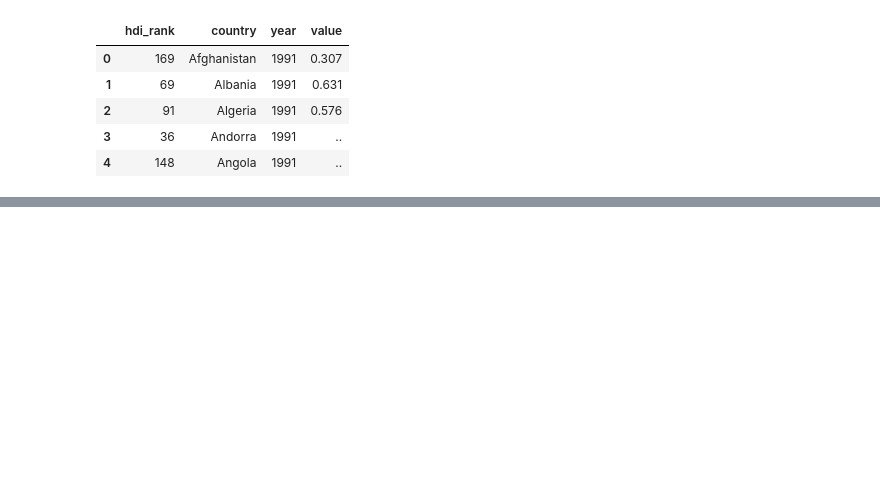
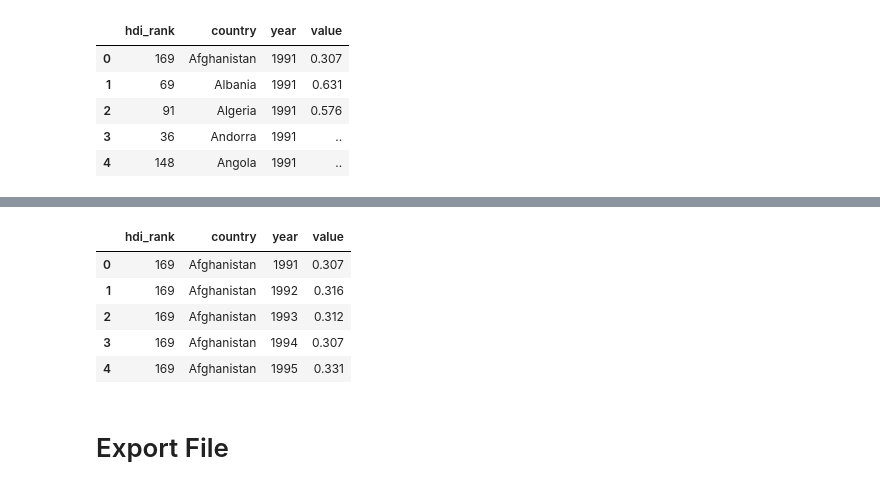
Before and after one commit to InsiyaKanjee/Project-2, a Jupyter notebook: Code/Transform_HDI.ipynb, the cells around one changed output, grey strips where cells are left out. Cells and saved outputs as stored; diff of their text form; code cells hidden in the pictures; blank space fills up the shorter version.

```diff
--- a/Code/Transform_HDI.ipynb
+++ b/Code/Transform_HDI.ipynb
@@ -227,0 +308,6 @@ HDI.head()
+# %%
+#replace the values
+for z in range(len(HDI)):
+    for x in range(len(country_data)):
+        if str(HDI.iloc[z,1])==str(country_data.iloc[x,0]):
+             HDI.iloc[z,1]=country_data.iloc[x,1]
@@ -228,3 +346,15 @@ HDI.head()
+# %%
+HDI=HDI.reset_index(drop=True)
+HDI.head()
+# %% [output]
+|  | hdi_rank | country | year | value |
+| 0 | 169 | Afghanistan | 1991 | 0.307 |
+| 1 | 169 | Afghanistan | 1992 | 0.316 |
+| 2 | 169 | Afghanistan | 1993 | 0.312 |
+| 3 | 169 | Afghanistan | 1994 | 0.307 |
+| 4 | 169 | Afghanistan | 1995 | 0.331 |
+# %% [markdown]
+# Export File
 # %%
 output_data_file = "../Resources/HDI_clean_df.csv"
 HDI.to_csv(output_data_file, index = False)
```
Also changed, not shown: parts of 35 cells of this notebook, 8 other files.
